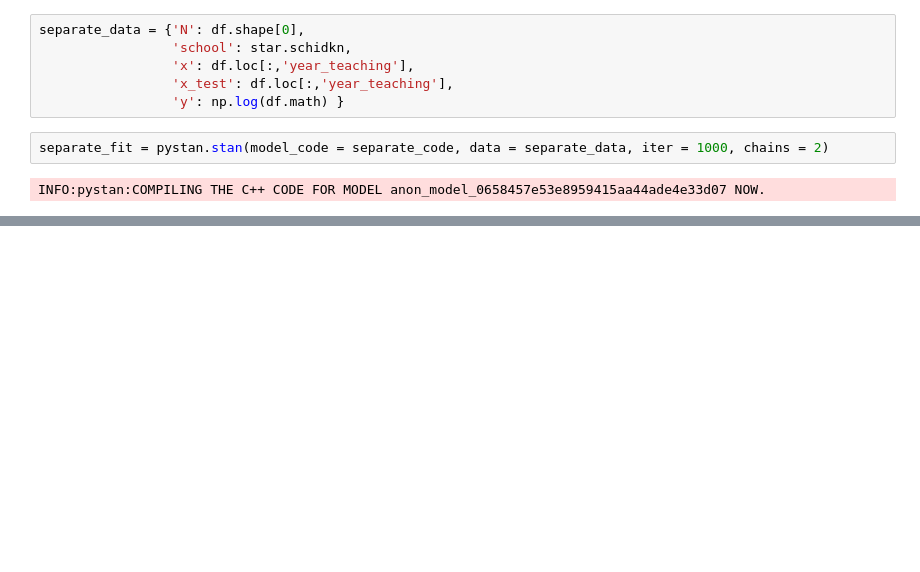
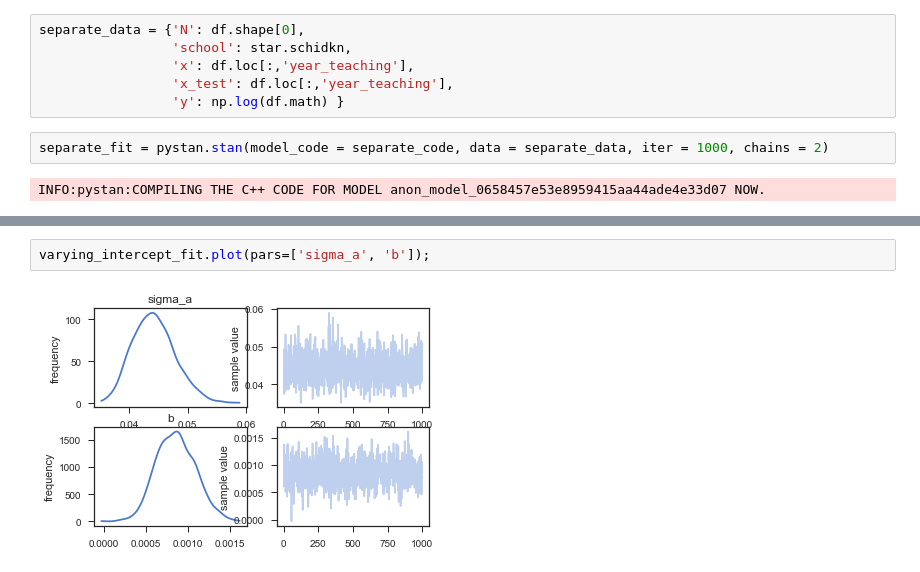
Before and after one commit to cthai721/bda-project, a Jupyter notebook: Effects on Learning of teaching experience.ipynb, the cells around one changed output, grey strips where cells are left out. Cells and saved outputs as stored; diff of their text form; blank space fills up the shorter version.

```diff
--- a/Effects on Learning of teaching experience.ipynb
+++ b/Effects on Learning of teaching experience.ipynb
@@ -507,0 +501,4 @@ plt.show()
+# %%
+varying_intercept_fit.plot(pars=['sigma_a', 'b']);
+# %% [output]
+[figure, added]
```
Also changed, not shown: parts of 37 cells of this notebook.
